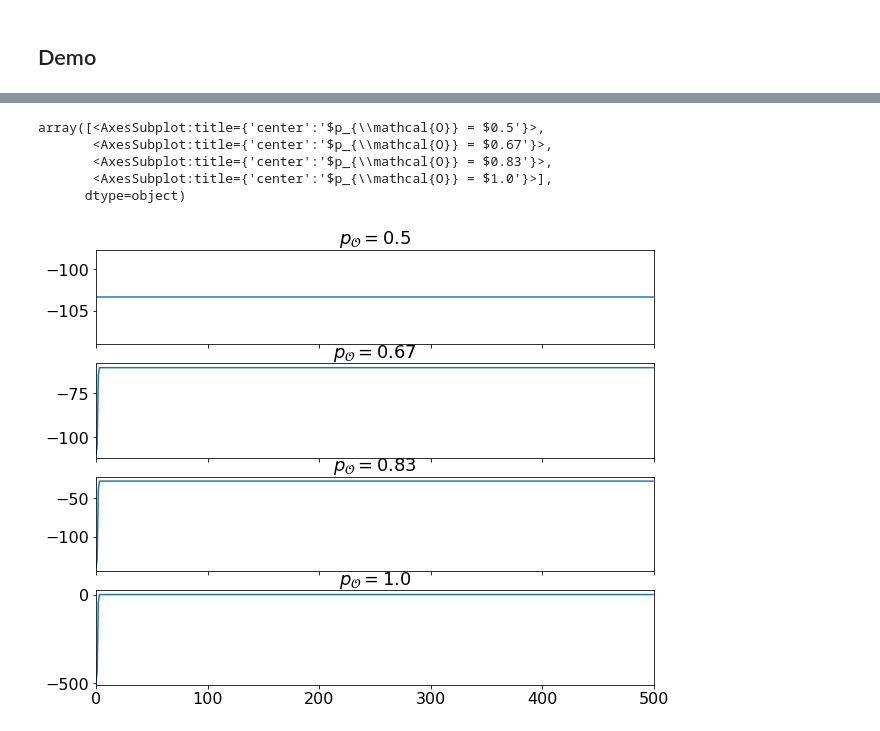
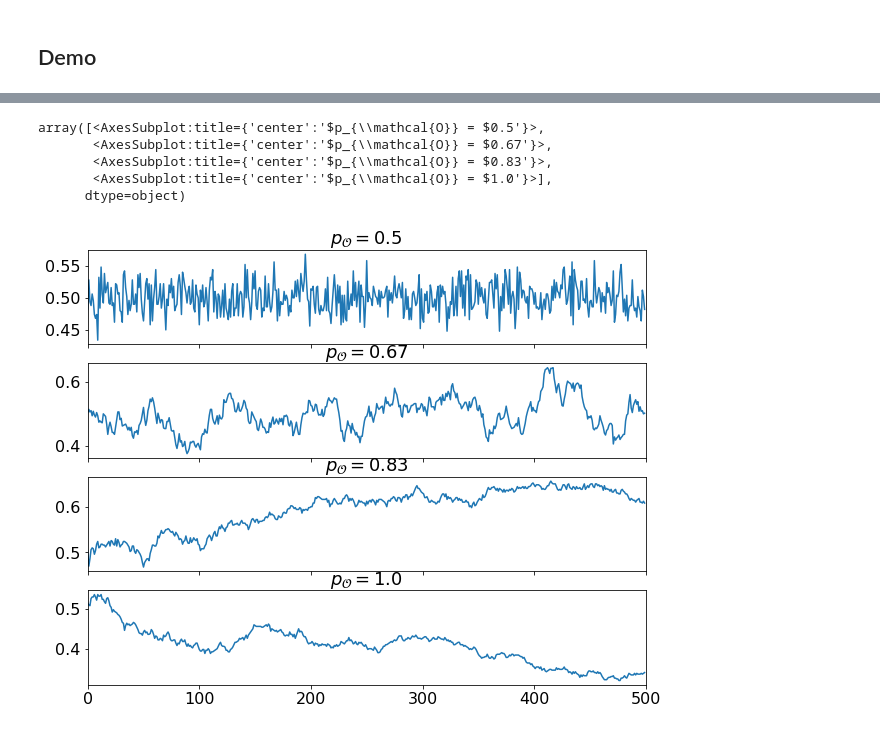
Before and after one commit to daphnedemekas/network-actinf, a Jupyter notebook: ising_model/demo.ipynb, the cells around one changed output, grey strips where cells are left out. Cells and saved outputs as stored; diff of their text form; code cells hidden in the pictures.

Commit message:
amended demo notebook so that VFE is computed offline

```diff
--- a/ising_model/demo.ipynb
+++ b/ising_model/demo.ipynb
@@ -31,6 +29,8 @@ ER_sparse_sim = Simulation(networks["ER_sparse"])
 ER_dense_sim = Simulation(networks["ER_dense"])
 circular_ladder_sim = Simulation(networks["circular_ladder"])
 ws_sim = Simulation(networks["ws"])
+# %%
+phi_hist, spin_hist = ER_sparse_sim.run(T, 0.6, 0.5)
 # %%
 from simulation import plot_regimes
 # %%
@@ -43,7 +43,12 @@ po_vec = np.linspace(0.5, 0.999, 4)
 data_vec = []
 for po in po_vec:
 
-    phi_hist, spin_hist, kld_hist, accur_hist, negH_hist, energy_hist = ER_sparse_sim.run(T, po, ps)
+    # phi_hist, spin_hist, kld_hist, accur_hist, negH_hist, energy_hist = ER_sparse_sim.run(T, po, ps)
+    phi_hist, spin_hist = ER_sparse_sim.run(T, po, ps)
+
+    _, _, neg_accur_hist = ER_sparse_sim.compute_VFE(phi_hist, spin_hist, decomposition = "complexity_accuracy")
+    accur_hist = -neg_accur_hist
+
     data_vec.append(ER_sparse_sim.get_regime_data(T, accur_hist))
 
 plot_regimes(data_vec, po_vec = po_vec )
@@ -56,0 +62,13 @@ array([<AxesSubplot:title={'center':'$p_{\\mathcal{O}} = $0.5'}>,
+# %%
+data_vec = []
+
+for po in po_vec:
+    # phi_hist, spin_hist, kld_hist, accur_hist, negH_hist, energy_hist = ER_dense_sim.run(T, po, ps)
+
+    phi_hist, spin_hist = ER_dense_sim.run(T, po, ps)
+
+    _, complexity_hist, _ = ER_dense_sim.compute_VFE(phi_hist, spin_hist, decomposition = "complexity_accuracy")
+
+    data_vec.append(ER_dense_sim.get_regime_data(T, complexity_hist))
+
+plot_regimes(data_vec, po_vec = po_vec )
@@ -56,0 +82,13 @@ array([<AxesSubplot:title={'center':'$p_{\\mathcal{O}} = $0.5'}>,
+# %%
+data_vec = []
+
+for po in po_vec:
+    # phi_hist, spin_hist, kld_hist, accur_hist, negH_hist, energy_hist = circular_ladder_sim.run(T, po, ps)
+
+    phi_hist, spin_hist = circular_ladder_sim.run(T, po, ps)
+    _, _, neg_accur_hist = circular_ladder_sim.compute_VFE(phi_hist, spin_hist, decomposition = "complexity_accuracy")
+    accur_hist = -neg_accur_hist
+
+    data_vec.append(circular_ladder_sim.get_regime_data(T, accur_hist))
+
+plot_regimes(data_vec, po_vec = po_vec )
@@ -57,15 +102,17 @@ array([<AxesSubplot:title={'center':'$p_{\\mathcal{O}} = $0.5'}>,
 # %%
 data_vec = []
 
 for po in po_vec:
-    phi_hist, spin_hist, kld_hist, accur_hist, negH_hist, energy_hist = ER_dense_sim.run(T, po, ps)
-    data_vec.append(ER_dense_sim.get_regime_data(T, kld_hist))
+    # phi_hist, spin_hist, kld_hist, accur_hist, negH_hist, energy_hist = ws_sim.run(T, po, ps)
+    phi_hist, spin_hist = ws_sim.run(T, po, ps)
+
+    data_vec.append(ws_sim.get_regime_data(T, spin_hist))
 
 plot_regimes(data_vec, po_vec = po_vec )
 # %% [output]
 array([<AxesSubplot:title={'center':'$p_{\\mathcal{O}} = $0.5'}>,
        <AxesSubplot:title={'center':'$p_{\\mathcal{O}} = $0.67'}>,
        <AxesSubplot:title={'center':'$p_{\\mathcal{O}} = $0.83'}>,
        <AxesSubplot:title={'center':'$p_{\\mathcal{O}} = $1.0'}>],
       dtype=object)
-[figure, old version]
+[figure, new version]
```
Also changed, not shown: parts of 6 cells of this notebook.
